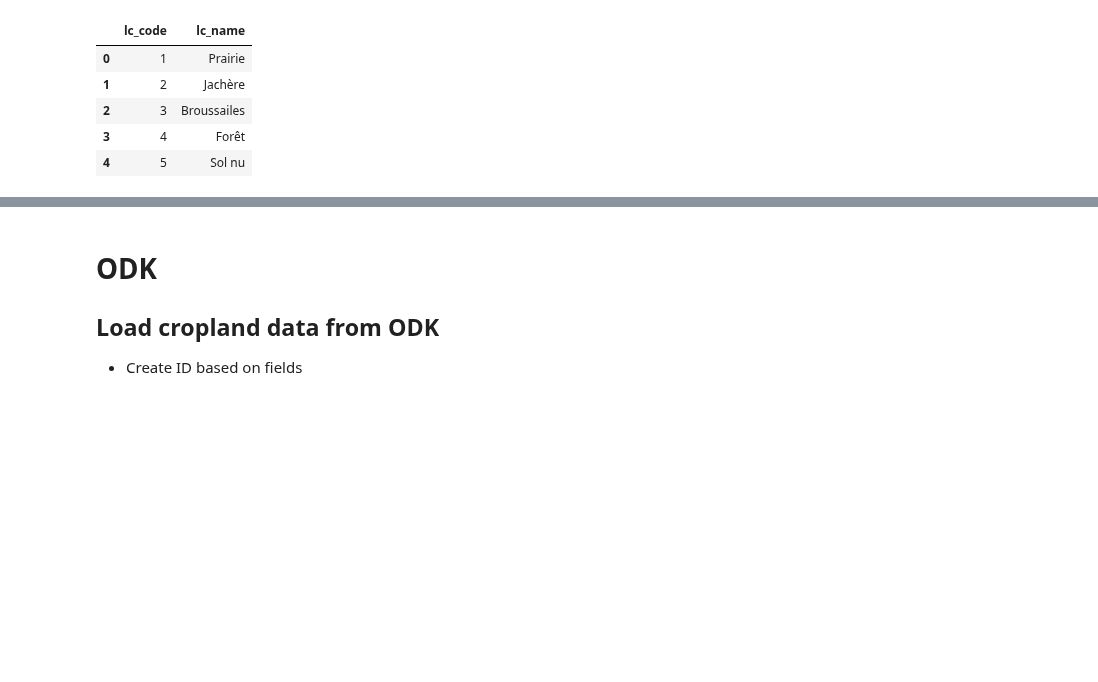
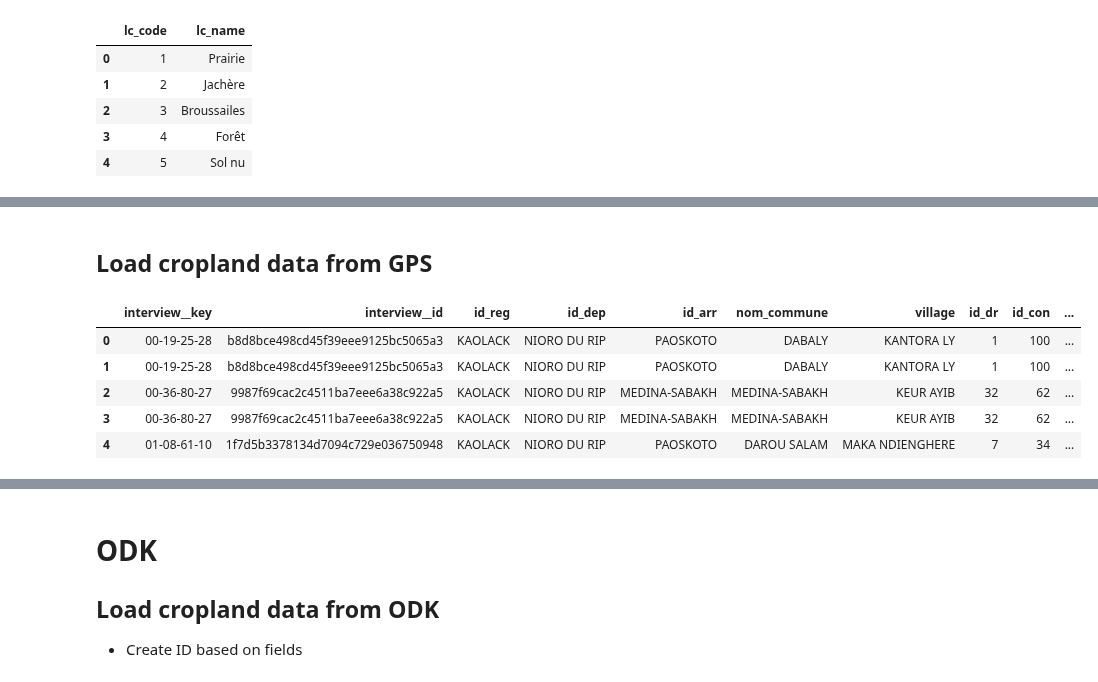
Before and after one commit to nicolasdeffense/eo-toolbox, a Jupyter notebook: notebooks_working/EOStat/clean_in_situ_senegal.ipynb, the cells around one changed output, grey strips where cells are left out. Saved outputs shown, nothing was run; the diff lists cells and outputs as text; code cells hidden in the pictures; blank space fills up the shorter version.

```diff
--- a/notebooks_working/EOStat/clean_in_situ_senegal.ipynb
+++ b/notebooks_working/EOStat/clean_in_situ_senegal.ipynb
@@ -164,0 +218,13 @@ gdf
+# %% [markdown]
+## Load cropland data from GPS
+# %%
+gps_crop_df = pd.read_excel(gps_xlsx)
+pd.set_option('display.max_columns', None)
+gps_crop_df.head()
+# %% [output]
+|  | interview__key | interview__id | id_reg | id_dep | id_arr | nom_commune | village | id_dr | id_con | ... |
+| 0 | 00-19-25-28 | b8d8bce498cd45f39eee9125bc5065a3 | KAOLACK | NIORO DU RIP | PAOSKOTO | DABALY | KANTORA LY | 1 | 100 | ... |
+| 1 | 00-19-25-28 | b8d8bce498cd45f39eee9125bc5065a3 | KAOLACK | NIORO DU RIP | PAOSKOTO | DABALY | KANTORA LY | 1 | 100 | ... |
+| 2 | 00-36-80-27 | 9987f69cac2c4511ba7eee6a38c922a5 | KAOLACK | NIORO DU RIP | MEDINA-SABAKH | MEDINA-SABAKH | KEUR AYIB | 32 | 62 | ... |
+| 3 | 00-36-80-27 | 9987f69cac2c4511ba7eee6a38c922a5 | KAOLACK | NIORO DU RIP | MEDINA-SABAKH | MEDINA-SABAKH | KEUR AYIB | 32 | 62 | ... |
+| 4 | 01-08-61-10 | 1f7d5b3378134d7094c729e036750948 | KAOLACK | NIORO DU RIP | PAOSKOTO | DAROU SALAM | MAKA NDIENGHERE | 7 | 34 | ... |
```
Also changed, not shown: parts of 24 cells of this notebook, 1 other file.
